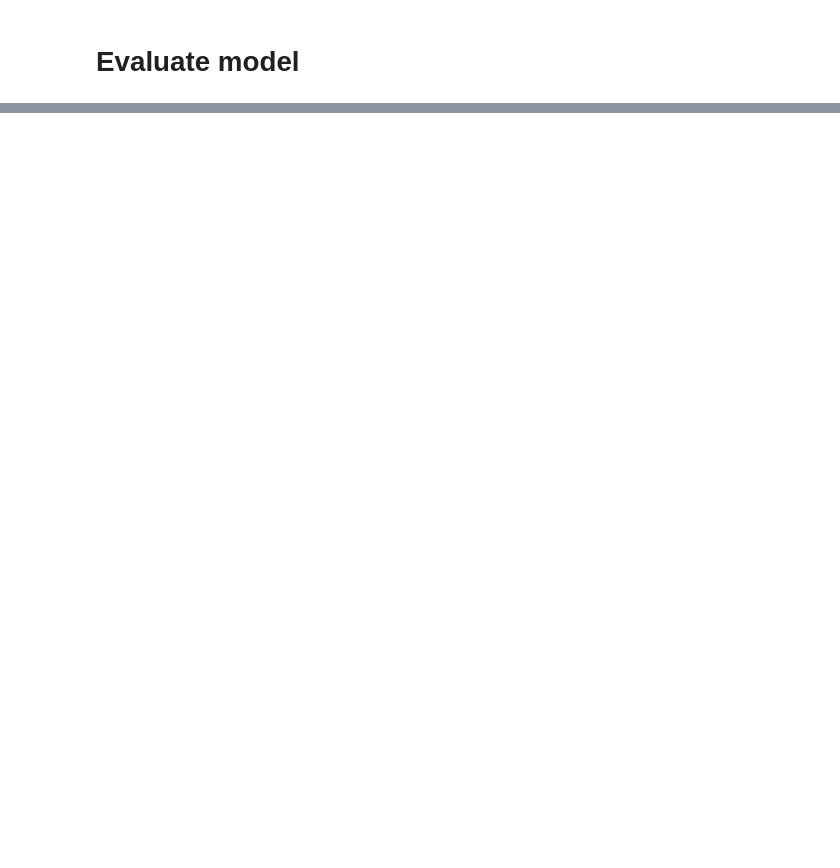
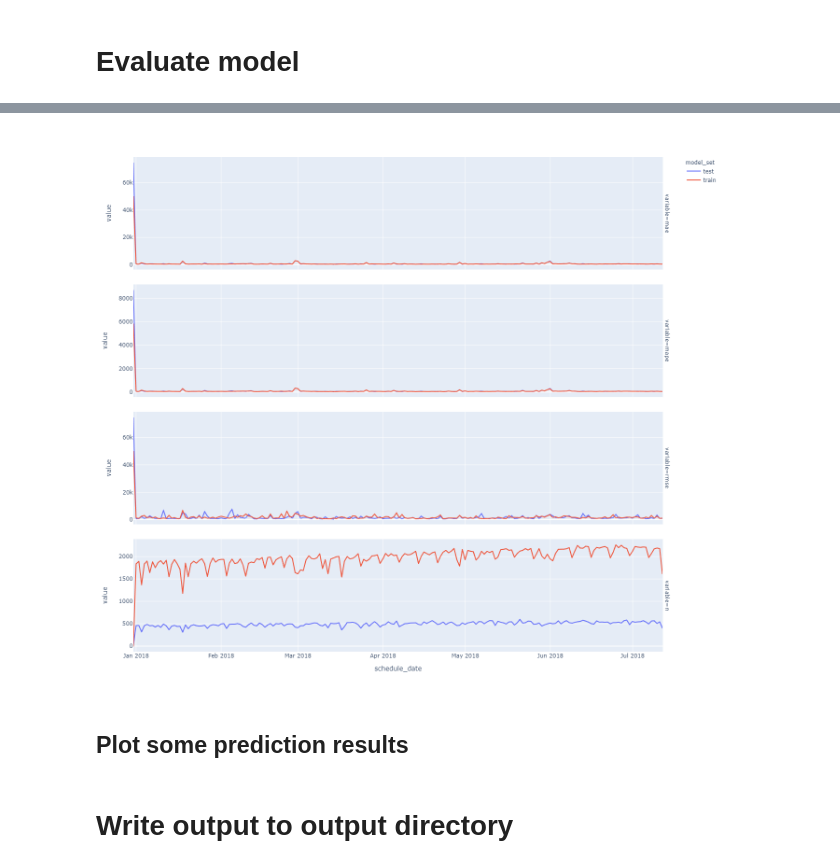
Before and after one commit to Lodewic/schiphol-assignment, a Jupyter notebook: scripts/model__baseline_average.ipynb, the cells around one changed output, grey strips where cells are left out. Saved outputs shown, nothing was run; the diff lists cells and outputs as text; code cells hidden in the pictures; blank space fills up the shorter version.

Commit message:
baseline model script ready to use as template

```diff
--- a/scripts/model__baseline_average.ipynb
+++ b/scripts/model__baseline_average.ipynb
@@ -17,5 +52,6 @@ from src.evaluation.regression import get_regression_metrics
 # %%
-df = read_csv_data(model_input_file)
+%%time
+df = read_csv_data(input_file)
 train_test = read_csv_data(train_test_file)
 # %% [output]
 Reading file from local directory
@@ -44,14 +70,24 @@ def split_train_test(df, train_test, target="scheduleDelaySeconds"):
 
     # get data per train/test set
     df_train, df_test = df_set_groups.get_group("train"), df_set_groups.get_group("test")
-    print(len(df_train), len(df_test))
+
     # split target from features
     X_train, y_train = df_train.drop(columns=[target]), df_train[target]
     X_test, y_test = df_test.drop(columns=[target]),  df_test[target]
 
-    print(len(X_train), len(X_test), len(df))
+    print(f"""
+        Split data shapes
+        Input: {df.shape}
+        Train: {X_train.shape},\t {y_train.shape}
+        Test:  {X_test.shape},\t {y_test.shape}
+        """)
+
+    # assert that we haven't dropped values at this stage
+    # failed assert could indicate duplicate ids found in the data
     assert (len(X_train) + len(X_test)) == len(df)
+
     return X_train, X_test, y_train, y_test
 
+# split data
 X_train, X_test, y_train, y_test = split_train_test(df, train_test)
 # %% [output]
@@ -215,0 +134,4 @@ plt.show()
+# %%
+# create predictions on train/test sets
+df_predictions = make_predictions_dataframe(avg_baseline, X_train, X_test, y_train, y_test)
+df_predictions
@@ -215,0 +154,6 @@ plt.show()
+# %%
+%%time
+
+df_metrics_long = make_regression_metrics_by_group(df_predictions, group_cols = ["model_set"])
+df_daily_metrics_long = make_regression_metrics_by_datetime(df_predictions, freq="D", alias="schedule_date")
+df_hourly_metrics_long = make_regression_metrics_by_datetime(df_predictions, freq="H", alias="schedule_date")
@@ -215,0 +171,8 @@ plt.show()
+# %%
+import plotly.express as px
+fig = px.line(df_daily_metrics_long, x="schedule_date", y="value", facet_row="variable", color="model_set",
+             width=1200, height=1200)
+fig.update_yaxes(matches=None)
+fig.update_xaxes(matches=None)
+fig.show()
+# %% [output]
@@ -215,0 +180,3 @@ plt.show()
+[figure, added]
+# %% [markdown]
+## Plot some prediction results
@@ -215,0 +215,2 @@ plt.show()
+# %% [markdown]
+# Write output to output directory
```
Also changed, not shown: parts of 35 cells of this notebook.
